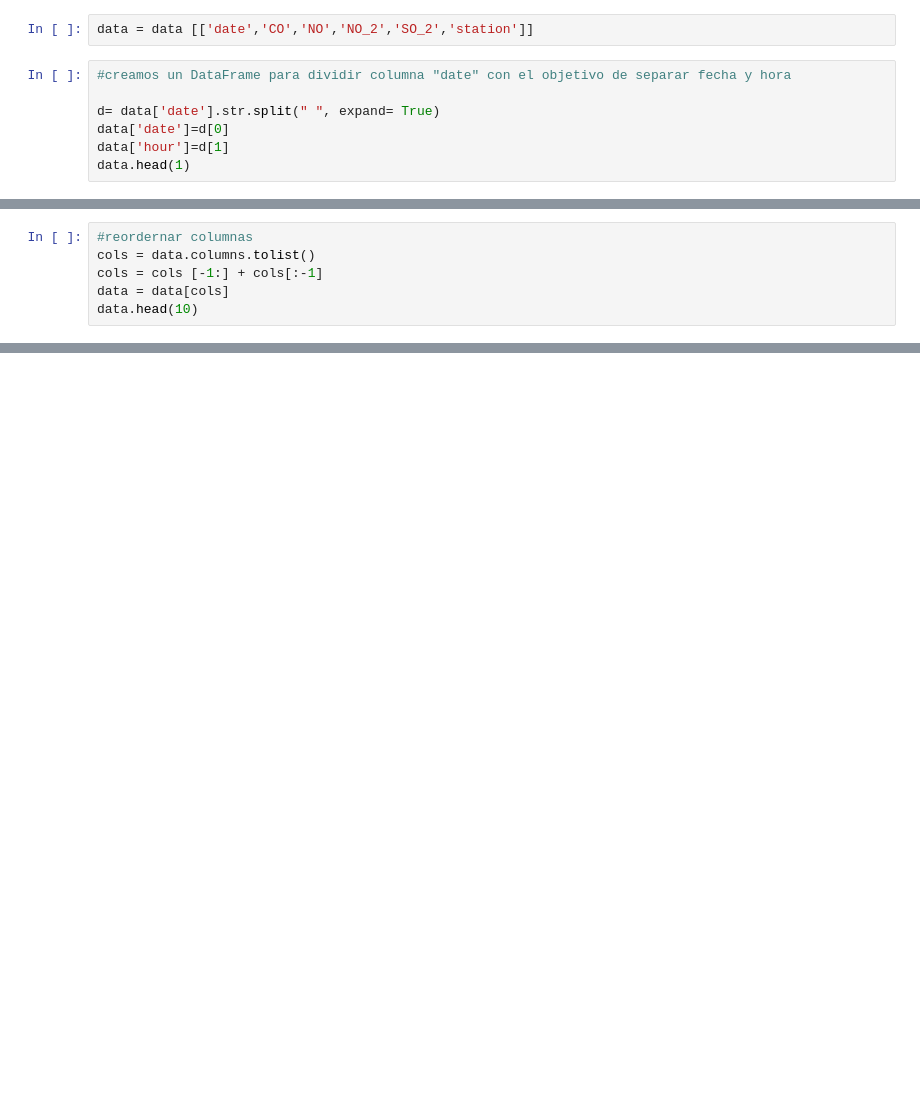
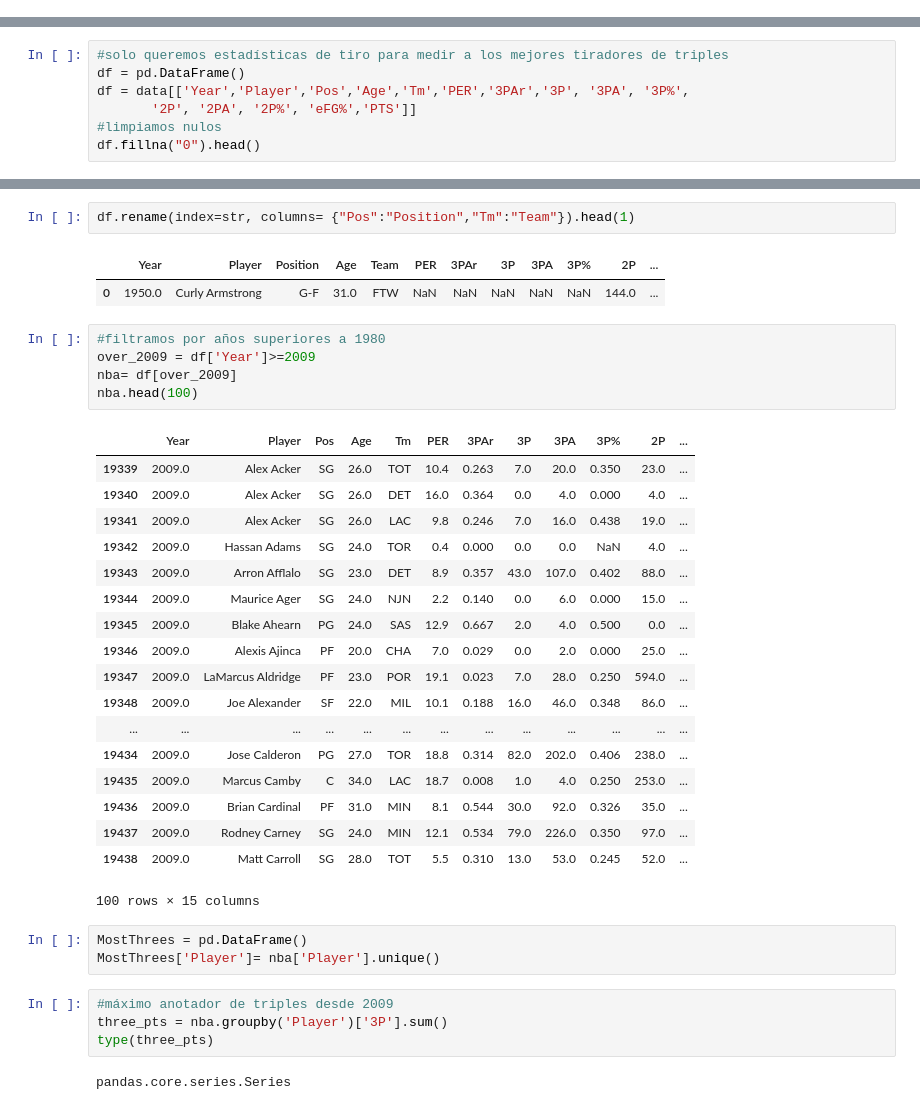
Before and after one commit to Mrueda1992/pipelines-project, a Jupyter notebook: pipelines-project/clean.py.ipynb, the cells around one changed output, grey strips where cells are left out. Drawn from its saved outputs; the diff is of its cells as text; blank space fills up the shorter version.

```diff
--- a/pipelines-project/clean.py.ipynb
+++ b/pipelines-project/clean.py.ipynb
@@ -25,9 +19,0 @@ print(cols)
-# %%
-data = data [['date','CO','NO','NO_2','SO_2','station']]
-# %%
-#creamos un DataFrame para dividir columna "date" con el objetivo de separar fecha y hora
-
-d= data['date'].str.split(" ", expand= True)
-data['date']=d[0]
-data['hour']=d[1]
-data.head(1)
@@ -37,6 +19,0 @@ data.head(1)
-# %%
-#reordernar columnas
-cols = data.columns.tolist()
-cols = cols [-1:] + cols[:-1]
-data = data[cols]
-data.head(10)
@@ -71,0 +20,7 @@ clean_data = data[]
+# %%
+#solo queremos estadísticas de tiro para medir a los mejores tiradores de triples
+df = pd.DataFrame()
+df = data[['Year','Player','Pos','Age','Tm','PER','3PAr','3P', '3PA', '3P%',
+       '2P', '2PA', '2P%', 'eFG%','PTS']]
+#limpiamos nulos
+df.fillna("0").head()
@@ -71,0 +34,38 @@ clean_data = data[]
+# %%
+df.rename(index=str, columns= {"Pos":"Position","Tm":"Team"}).head(1)
+# %% [output]
+|  | Year | Player | Position | Age | Team | PER | 3PAr | 3P | 3PA | 3P% | 2P | ... |
+| 0 | 1950.0 | Curly Armstrong | G-F | 31.0 | FTW | NaN | NaN | NaN | NaN | NaN | 144.0 | ... |
+# %%
+#filtramos por años superiores a 1980
+over_2009 = df['Year']>=2009
+nba= df[over_2009]
+nba.head(100)
+# %% [output]
+|  | Year | Player | Pos | Age | Tm | PER | 3PAr | 3P | 3PA | 3P% | 2P | ... |
+| 19339 | 2009.0 | Alex Acker | SG | 26.0 | TOT | 10.4 | 0.263 | 7.0 | 20.0 | 0.350 | 23.0 | ... |
+| 19340 | 2009.0 | Alex Acker | SG | 26.0 | DET | 16.0 | 0.364 | 0.0 | 4.0 | 0.000 | 4.0 | ... |
+| 19341 | 2009.0 | Alex Acker | SG | 26.0 | LAC | 9.8 | 0.246 | 7.0 | 16.0 | 0.438 | 19.0 | ... |
+| 19342 | 2009.0 | Hassan Adams | SG | 24.0 | TOR | 0.4 | 0.000 | 0.0 | 0.0 | NaN | 4.0 | ... |
+| 19343 | 2009.0 | Arron Afflalo | SG | 23.0 | DET | 8.9 | 0.357 | 43.0 | 107.0 | 0.402 | 88.0 | ... |
+| 19344 | 2009.0 | Maurice Ager | SG | 24.0 | NJN | 2.2 | 0.140 | 0.0 | 6.0 | 0.000 | 15.0 | ... |
+| 19345 | 2009.0 | Blake Ahearn | PG | 24.0 | SAS | 12.9 | 0.667 | 2.0 | 4.0 | 0.500 | 0.0 | ... |
+| 19346 | 2009.0 | Alexis Ajinca | PF | 20.0 | CHA | 7.0 | 0.029 | 0.0 | 2.0 | 0.000 | 25.0 | ... |
+| 19347 | 2009.0 | LaMarcus Aldridge | PF | 23.0 | POR | 19.1 | 0.023 | 7.0 | 28.0 | 0.250 | 594.0 | ... |
+| 19348 | 2009.0 | Joe Alexander | SF | 22.0 | MIL | 10.1 | 0.188 | 16.0 | 46.0 | 0.348 | 86.0 | ... |
+| ... | ... | ... | ... | ... | ... | ... | ... | ... | ... | ... | ... | ... |
+| 19434 | 2009.0 | Jose Calderon | PG | 27.0 | TOR | 18.8 | 0.314 | 82.0 | 202.0 | 0.406 | 238.0 | ... |
+| 19435 | 2009.0 | Marcus Camby | C | 34.0 | LAC | 18.7 | 0.008 | 1.0 | 4.0 | 0.250 | 253.0 | ... |
+| 19436 | 2009.0 | Brian Cardinal | PF | 31.0 | MIN | 8.1 | 0.544 | 30.0 | 92.0 | 0.326 | 35.0 | ... |
+| 19437 | 2009.0 | Rodney Carney | SG | 24.0 | MIN | 12.1 | 0.534 | 79.0 | 226.0 | 0.350 | 97.0 | ... |
+| 19438 | 2009.0 | Matt Carroll | SG | 28.0 | TOT | 5.5 | 0.310 | 13.0 | 53.0 | 0.245 | 52.0 | ... |
+100 rows × 15 columns
+# %%
+MostThrees = pd.DataFrame()
+MostThrees['Player']= nba['Player'].unique()
+# %%
+#máximo anotador de triples desde 2009
+three_pts = nba.groupby('Player')['3P'].sum()
+type(three_pts)
+# %% [output]
+pandas.core.series.Series
```
Also changed, not shown: parts of 14 cells of this notebook, 5 other files.
